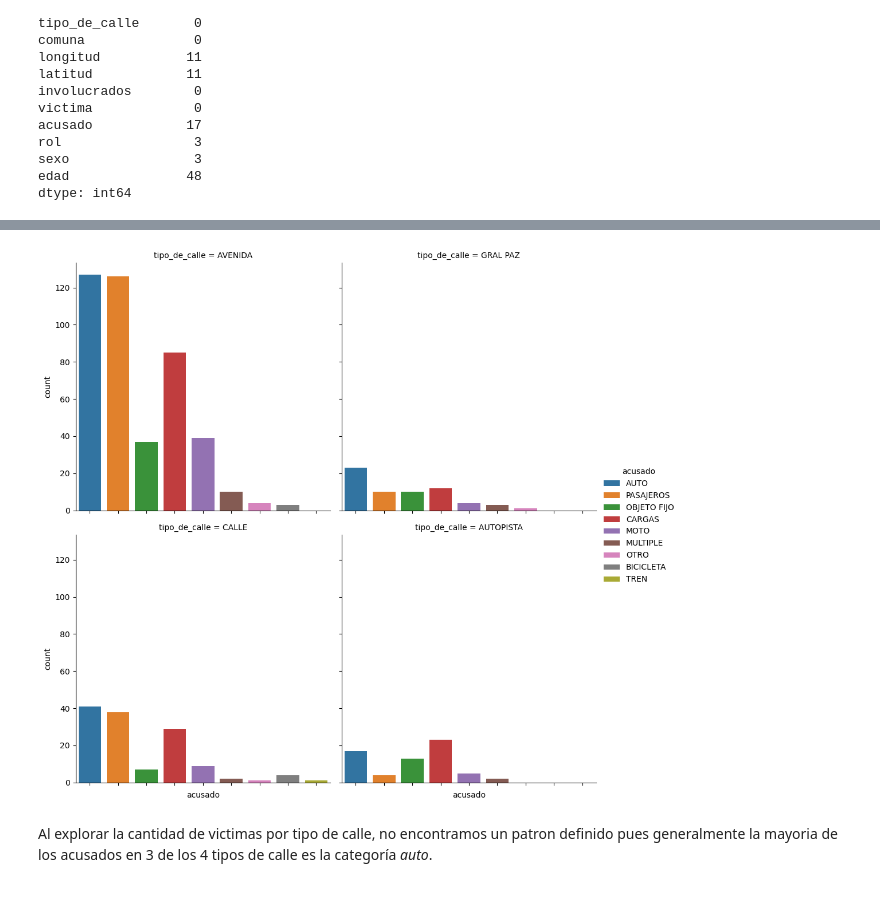
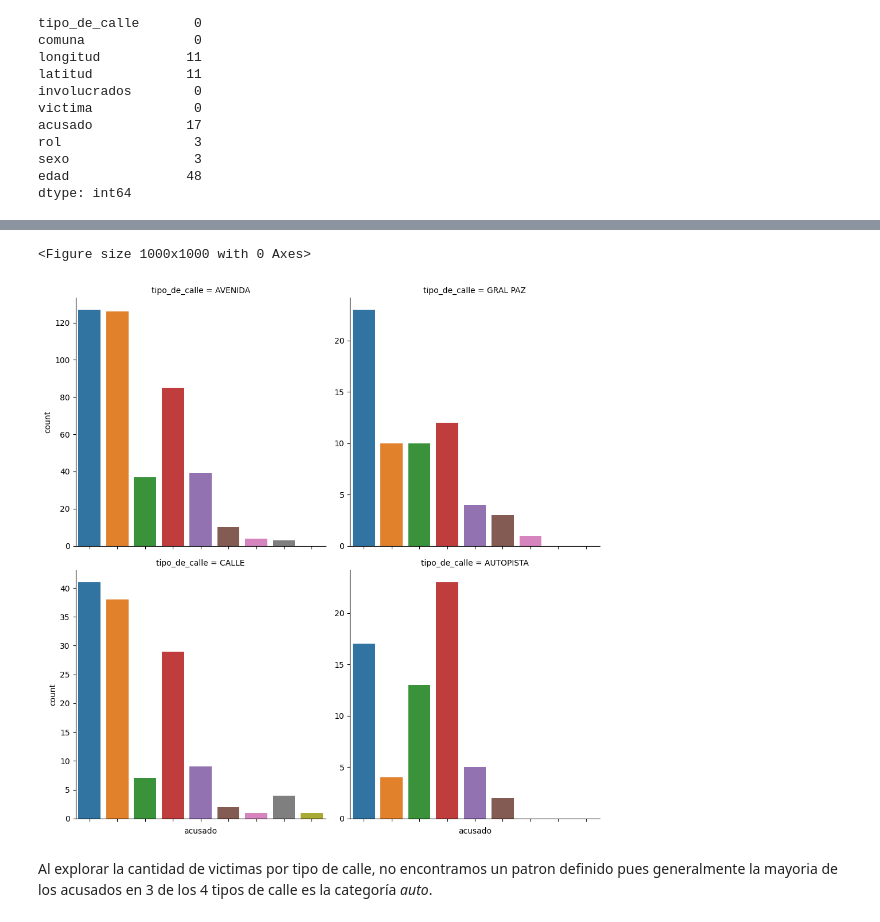
Before and after one commit to Juancito2085/PI_Data_Analyst, a Jupyter notebook: EDA.ipynb, the cells around one changed output, grey strips where cells are left out. Drawn from its saved outputs; the diff is of its cells as text; code cells hidden in the pictures.

```diff
--- a/EDA.ipynb
+++ b/EDA.ipynb
@@ -228,6 +234,9 @@ edad               48
 dtype: int64
 # %%
 order = df['acusado'].value_counts().index
-sns.countplot(data=df,x=df['acusado'], hue=df['acusado'],legend=False, order=order)
+ax=sns.countplot(data=df,x=df['acusado'], hue=df['acusado'],legend=False, order=order)
+ax.set_title('Cantidad de acusados por tipo')
+ax.set_xlabel('Acusado')
+ax.set_ylabel('Frecuencia')
 plt.xticks(fontsize=10, rotation=45);
 # %% [output]
@@ -237,12 +248,14 @@ A la hora de imputar valores faltantes en la categoría *acusado* buscaremos un
 # %%
-g=sns.catplot(data=df,x='acusado',hue='acusado',kind='count',col='tipo_de_calle',col_wrap=2)
+plt.figure(figsize=(10,10))
+g=sns.catplot(data=df,x='acusado',hue='acusado',kind='count',col='tipo_de_calle',col_wrap=2,sharey=False,legend=False)
 
 for ax in g.axes.flatten():
     for label in ax.get_xticklabels():
         label.set_visible(True)
     ax.set_xticklabels(ax.get_xticklabels(), fontsize=10, rotation=45)
 # %% [output]
+<Figure size 1000x1000 with 0 Axes>
-[figure, old version]
+[figure, new version]
 # %% [markdown]
 Al explorar la cantidad de victimas por tipo de calle, no encontramos un patron definido pues generalmente la mayoria de los acusados en 3 de los 4 tipos de calle es la categoría *auto*.
 # %%
```
Also changed, not shown: parts of 44 cells of this notebook, 17 other files.
